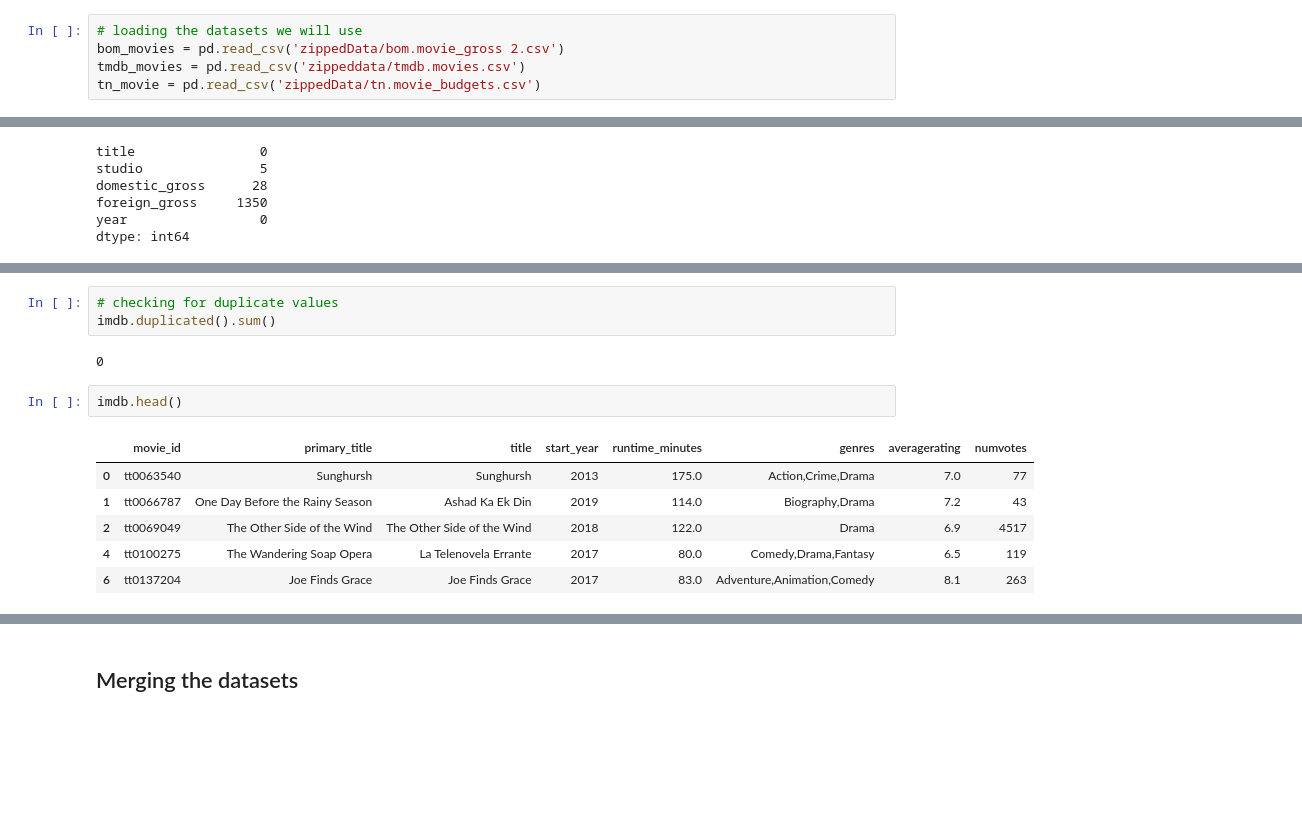
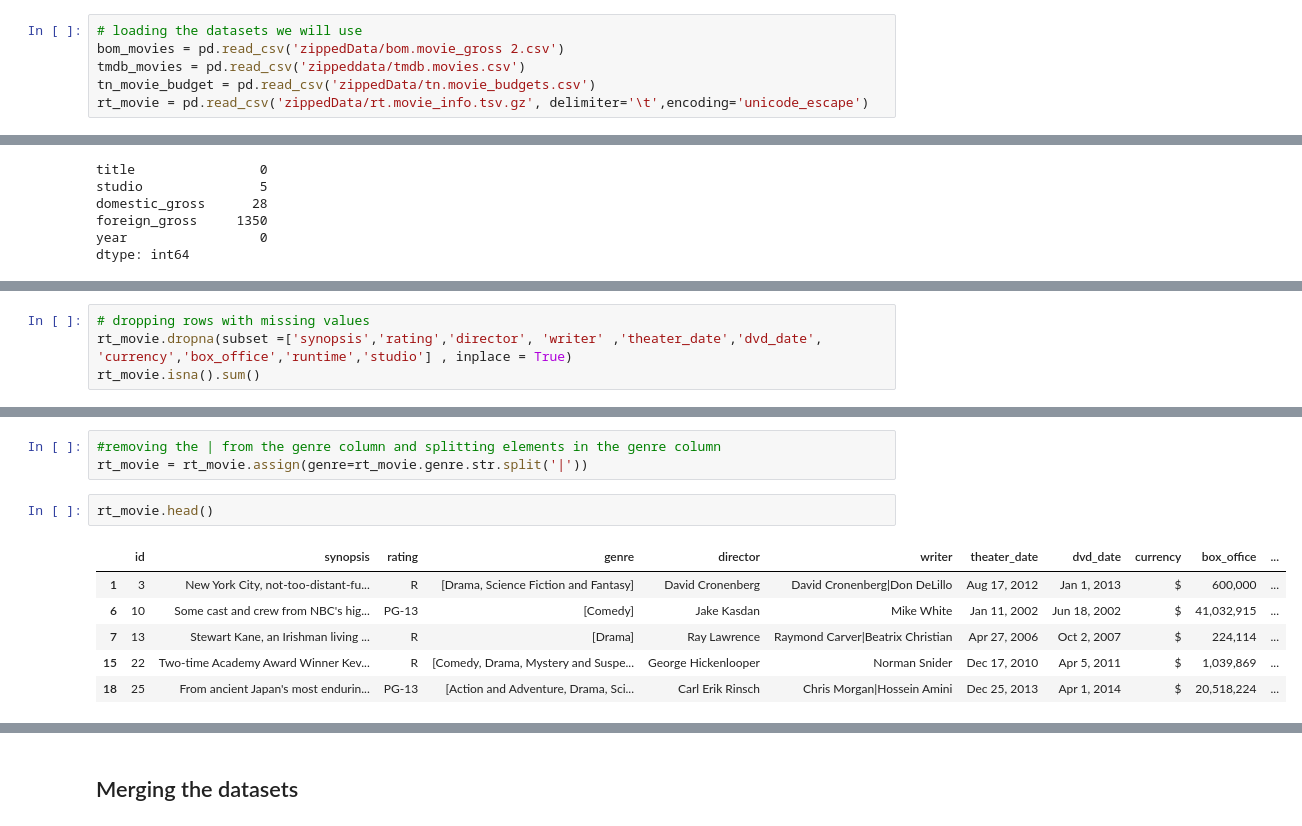
Before and after one commit to SilviaGworit/dsc-phase-1-project-v2-4, a Jupyter notebook: student.ipynb, the cells around one changed output, grey strips where cells are left out. Saved outputs shown, nothing was run; the diff lists cells and outputs as text; blank space fills up the shorter version.

Commit message:
Exploring the data

```diff
--- a/student.ipynb
+++ b/student.ipynb
@@ -30,7 +30,8 @@ import matplotlib.pyplot as plt
 # loading the datasets we will use
 bom_movies = pd.read_csv('zippedData/bom.movie_gross 2.csv')
 tmdb_movies = pd.read_csv('zippeddata/tmdb.movies.csv')
-tn_movie = pd.read_csv('zippedData/tn.movie_budgets.csv')
+tn_movie_budget = pd.read_csv('zippedData/tn.movie_budgets.csv')
+rt_movie = pd.read_csv('zippedData/rt.movie_info.tsv.gz', delimiter='\t',encoding='unicode_escape')
 # %% [markdown]
 ## Exploring the Dataframes
 # %% [markdown]
@@ -381 +322,5 @@ worldwide_gross      0
 dtype: int64
+# %%
+# dropping rows with missing values
+rt_movie.dropna(subset =['synopsis','rating','director', 'writer' ,'theater_date','dvd_date', 'currency','box_office','runtime','studio'] , inplace = True)
+rt_movie.isna().sum()
@@ -435,14 +346,12 @@ dtype: int64
-# %%
-# checking for duplicate values
-imdb.duplicated().sum()
-# %% [output]
-0
+# %%
+#removing the | from the genre column and splitting elements in the genre column
+rt_movie = rt_movie.assign(genre=rt_movie.genre.str.split('|'))
 # %%
-imdb.head()
+rt_movie.head()
 # %% [output]
-|  | movie_id | primary_title | title | start_year | runtime_minutes | genres | averagerating | numvotes |
-| 0 | tt0063540 | Sunghursh | Sunghursh | 2013 | 175.0 | Action,Crime,Drama | 7.0 | 77 |
-| 1 | tt0066787 | One Day Before the Rainy Season | Ashad Ka Ek Din | 2019 | 114.0 | Biography,Drama | 7.2 | 43 |
-| 2 | tt0069049 | The Other Side of the Wind | The Other Side of the Wind | 2018 | 122.0 | Drama | 6.9 | 4517 |
-| 4 | tt0100275 | The Wandering Soap Opera | La Telenovela Errante | 2017 | 80.0 | Comedy,Drama,Fantasy | 6.5 | 119 |
-| 6 | tt0137204 | Joe Finds Grace | Joe Finds Grace | 2017 | 83.0 | Adventure,Animation,Comedy | 8.1 | 263 |
+|  | id | synopsis | rating | genre | director | writer | theater_date | dvd_date | currency | box_office | ... |
+| 1 | 3 | New York City, not-too-distant-fu... | R | [Drama, Science Fiction and Fantasy] | David Cronenberg | David Cronenberg|Don DeLillo | Aug 17, 2012 | Jan 1, 2013 | $ | 600,000 | ... |
+| 6 | 10 | Some cast and crew from NBC's hig... | PG-13 | [Comedy] | Jake Kasdan | Mike White | Jan 11, 2002 | Jun 18, 2002 | $ | 41,032,915 | ... |
+| 7 | 13 | Stewart Kane, an Irishman living ... | R | [Drama] | Ray Lawrence | Raymond Carver|Beatrix Christian | Apr 27, 2006 | Oct 2, 2007 | $ | 224,114 | ... |
+| 15 | 22 | Two-time Academy Award Winner Kev... | R | [Comedy, Drama, Mystery and Suspe... | George Hickenlooper | Norman Snider | Dec 17, 2010 | Apr 5, 2011 | $ | 1,039,869 | ... |
+| 18 | 25 | From ancient Japan's most endurin... | PG-13 | [Action and Adventure, Drama, Sci... | Carl Erik Rinsch | Chris Morgan|Hossein Amini | Dec 25, 2013 | Apr 1, 2014 | $ | 20,518,224 | ... |
```
Also changed, not shown: parts of 75 cells of this notebook.
